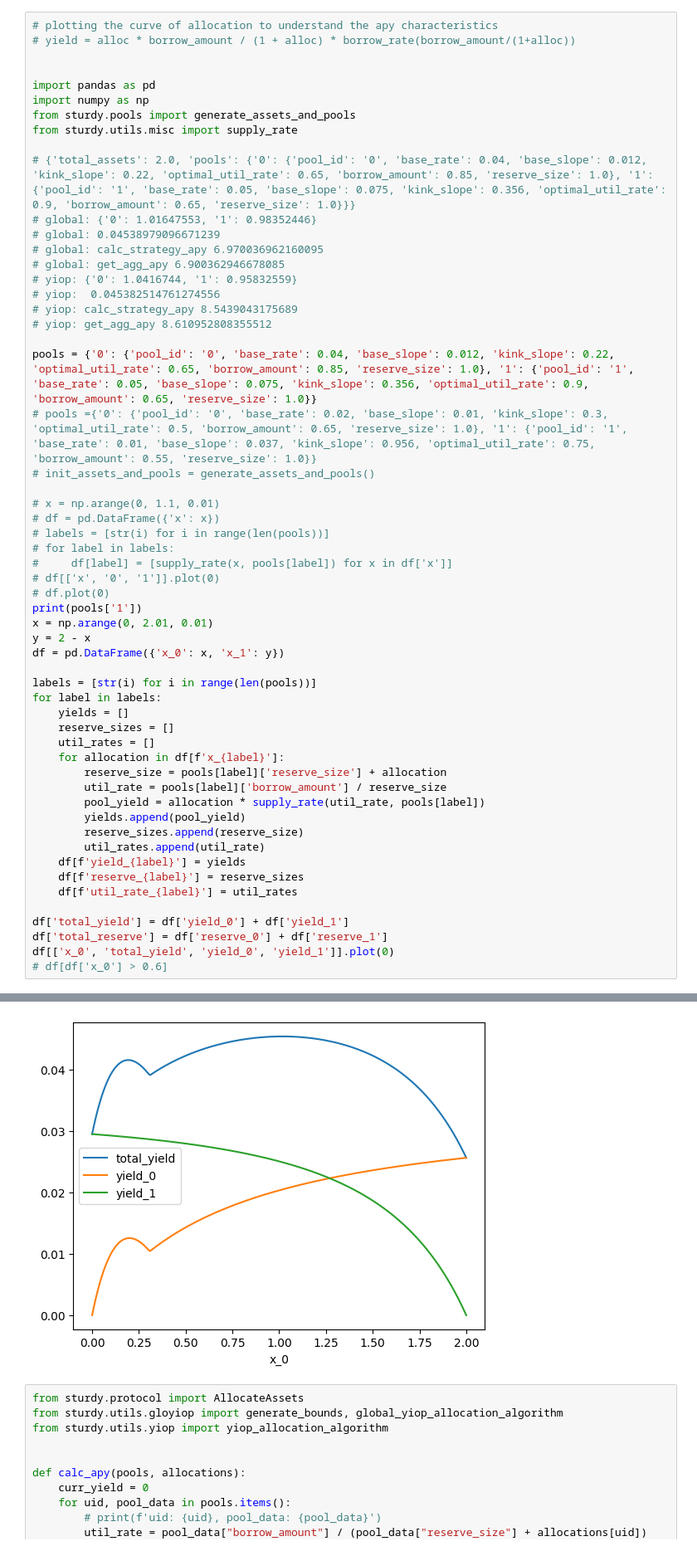
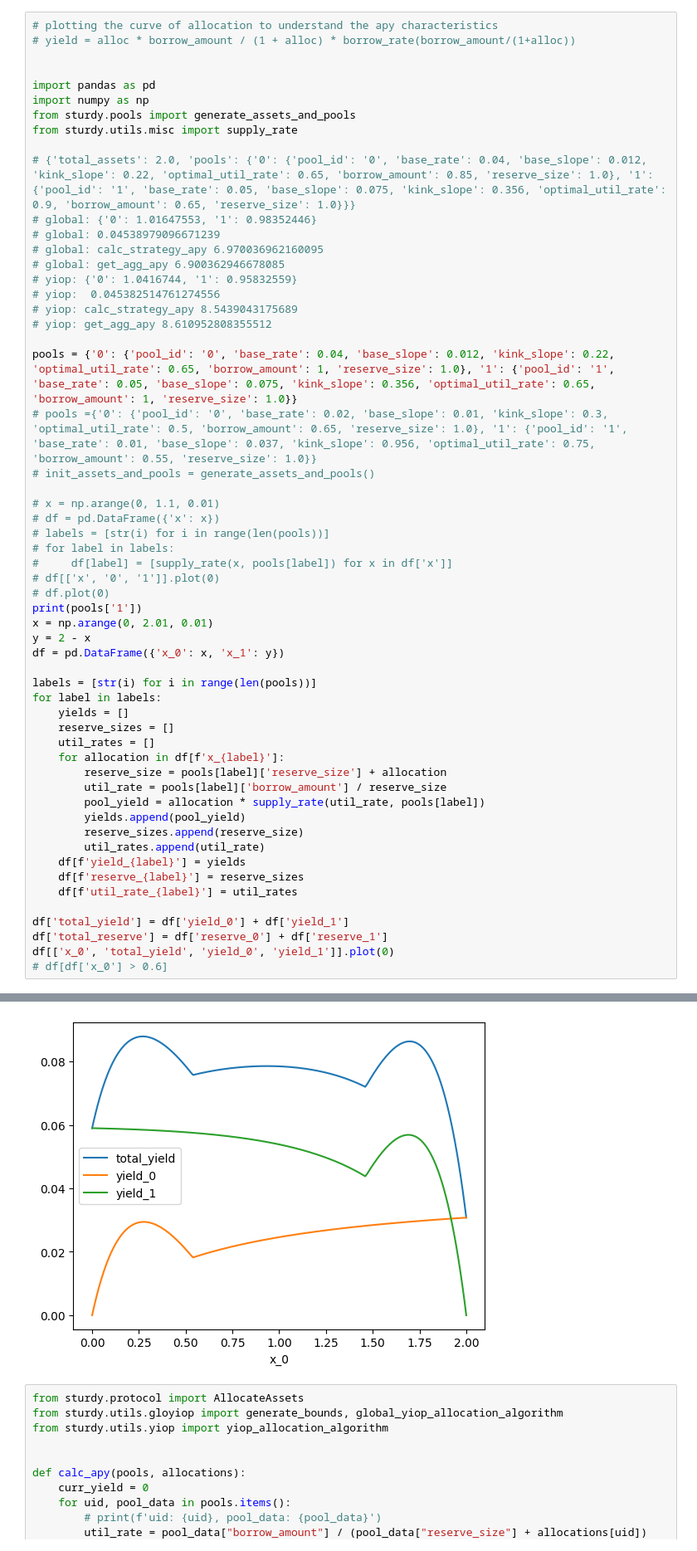
Before and after one commit to phungkhaccuong/SN10, a Jupyter notebook: sturdy/plot.ipynb, the cells around one changed output, grey strips where cells are left out. Shown: that part at 83% size. Cells and saved outputs as stored; diff of their text form.

```diff
--- a/sturdy/plot.ipynb
+++ b/sturdy/plot.ipynb
@@ -18,7 +18,7 @@ from sturdy.utils.misc import supply_rate
 # yiop: calc_strategy_apy 8.5439043175689
 # yiop: get_agg_apy 8.610952808355512
 
-pools = {'0': {'pool_id': '0', 'base_rate': 0.04, 'base_slope': 0.012, 'kink_slope': 0.22, 'optimal_util_rate': 0.65, 'borrow_amount': 0.85, 'reserve_size': 1.0}, '1': {'pool_id': '1', 'base_rate': 0.05, 'base_slope': 0.075, 'kink_slope': 0.356, 'optimal_util_rate': 0.9, 'borrow_amount': 0.65, 'reserve_size': 1.0}}
+pools = {'0': {'pool_id': '0', 'base_rate': 0.04, 'base_slope': 0.012, 'kink_slope': 0.22, 'optimal_util_rate': 0.65, 'borrow_amount': 1, 'reserve_size': 1.0}, '1': {'pool_id': '1', 'base_rate': 0.05, 'base_slope': 0.075, 'kink_slope': 0.356, 'optimal_util_rate': 0.65, 'borrow_amount': 1, 'reserve_size': 1.0}}
 # pools ={'0': {'pool_id': '0', 'base_rate': 0.02, 'base_slope': 0.01, 'kink_slope': 0.3, 'optimal_util_rate': 0.5, 'borrow_amount': 0.65, 'reserve_size': 1.0}, '1': {'pool_id': '1', 'base_rate': 0.01, 'base_slope': 0.037, 'kink_slope': 0.956, 'optimal_util_rate': 0.75, 'borrow_amount': 0.55, 'reserve_size': 1.0}}
 # init_assets_and_pools = generate_assets_and_pools()
 
@@ -59,5 +59,5 @@ df[['x_0', 'total_yield', 'yield_0', 'yield_1']].plot(0)
 <Axes: xlabel='x_0'>
-[figure, old version]
+[figure, new version]
 # %%
 from sturdy.protocol import AllocateAssets
 from sturdy.utils.gloyiop import generate_bounds, global_yiop_allocation_algorithm
```
Also changed, not shown: parts of 5 cells of this notebook, 8 other files.
